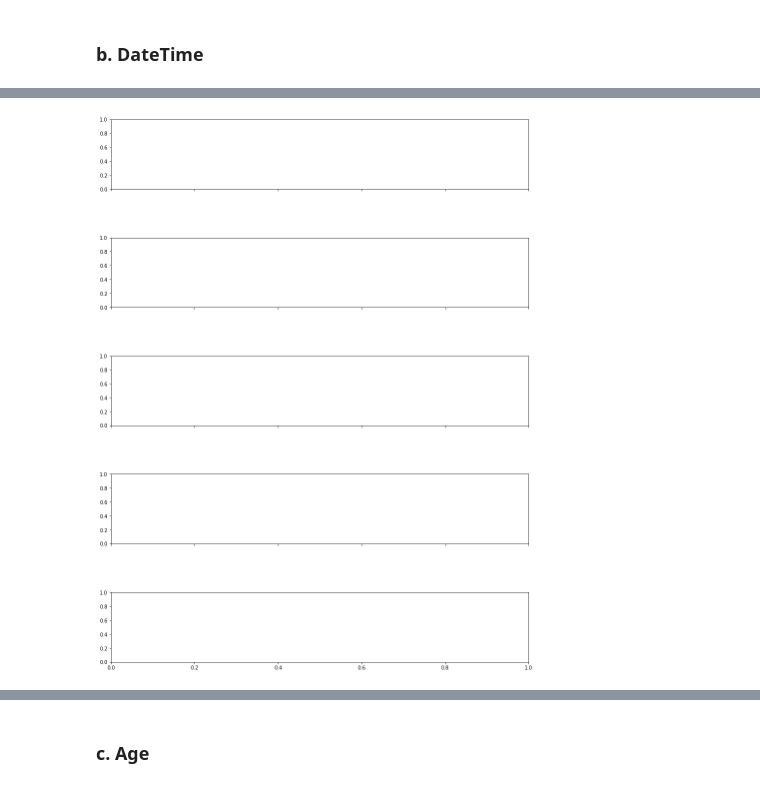
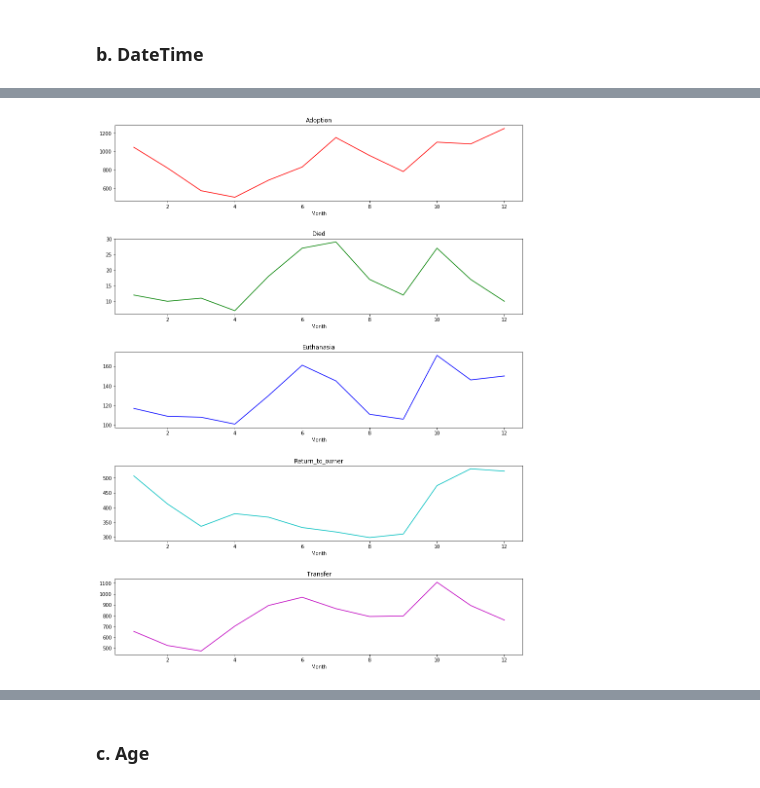
Before and after one commit to nicoleng/shelter_animal_prediction, a Jupyter notebook: Animal Shelter Prediction v2.ipynb, the cells around one changed output, grey strips where cells are left out. Saved outputs shown, nothing was run; the diff lists cells and outputs as text; code cells hidden in the pictures.

```diff
--- a/Animal Shelter Prediction v2.ipynb
+++ b/Animal Shelter Prediction v2.ipynb
@@ -121,2 +125,12 @@ for i, (f, g) in enumerate(hourGroup):
 # %%
 data['DoW'] = data.DateTime.dt.dayofweek
+# %%
+# Outcomes per Week
+weekGroup=data.DoW.groupby(data.OutcomeType)
+plt.subplots(5, 1, figsize=(15, 20), sharex=True)
+plt.subplots_adjust( hspace=0.5)
+colors = list('rgbcmyk')
+for i, (f, g) in enumerate(weekGroup):
+    plt.subplot(5,1,i+1)
+    plt.title(f)
+    g.groupby(data.DoW).count().plot(kind="line", color=colors[i])
@@ -123,15 +139,14 @@ data['DoW'] = data.DateTime.dt.dayofweek
 # %%
 data['Month'] = data.DateTime.dt.month
 # %%
-df_ym=data.DateTime.map(lambda x: x.strftime('%d'))
-df_ym_outcomeGroup = df_ym.groupby(data["OutcomeType"])
-
+# Outcomes by Month
+monthGroup=data.Month.groupby(data.OutcomeType)
 plt.subplots(5, 1, figsize=(15, 20), sharex=True)
-plt.subplots_adjust( hspace=0.7)
-# colors = list('rgbcmyk')
-# for i, (_, g) in enumerate(df_ym_outcomeGroup):
-#     plt.subplot(5,1,i+1)
-#     plt.title(_)
-#     g.groupby(df_ym).count().plot(kind="line", color=colors[i])
+plt.subplots_adjust(hspace=0.5)
+colors = list('rgbcmyk')
+for i, (f, g) in enumerate(monthGroup):
+    plt.subplot(5,1,i+1)
+    plt.title(f)
+    g.groupby(data.Month).count().plot(kind="line", color=colors[i])
 # %% [output]
-[figure, old version]
+[figure, new version]
```
Also changed, not shown: parts of 56 cells of this notebook.
